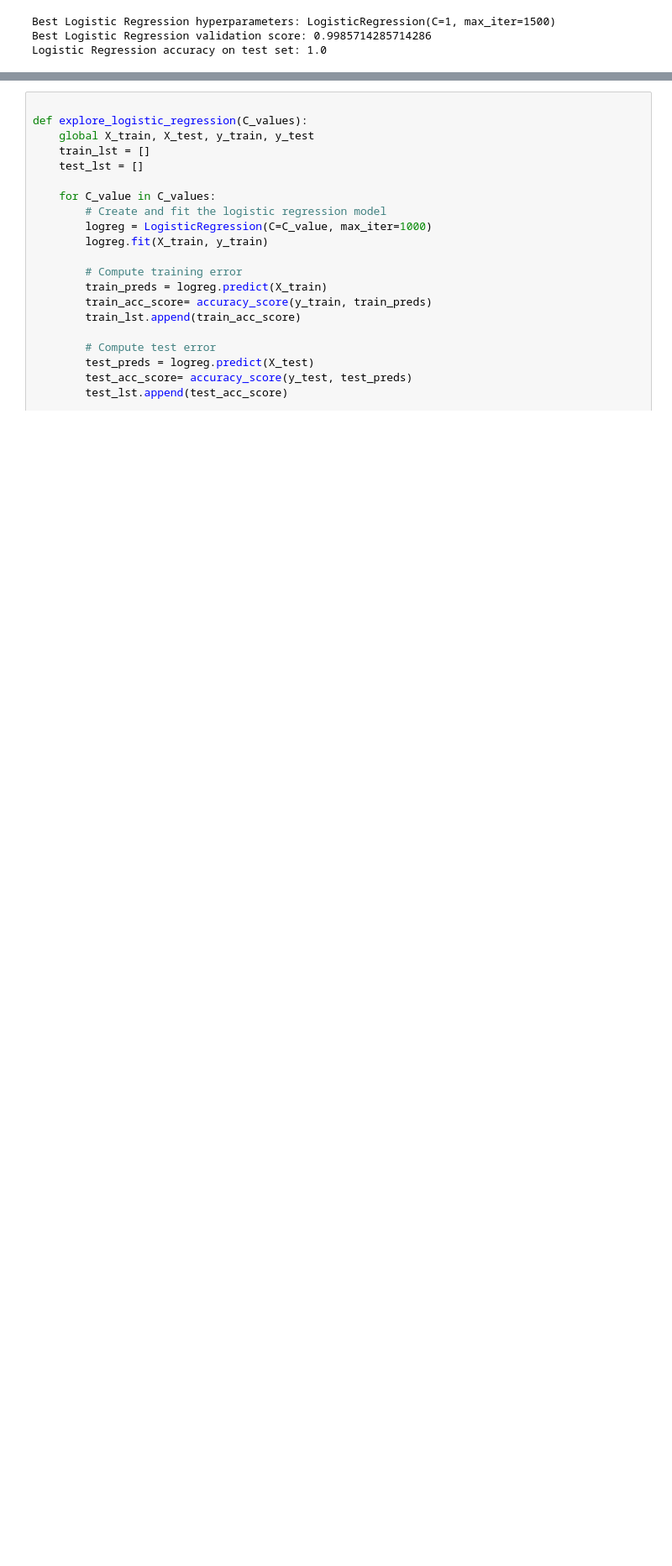
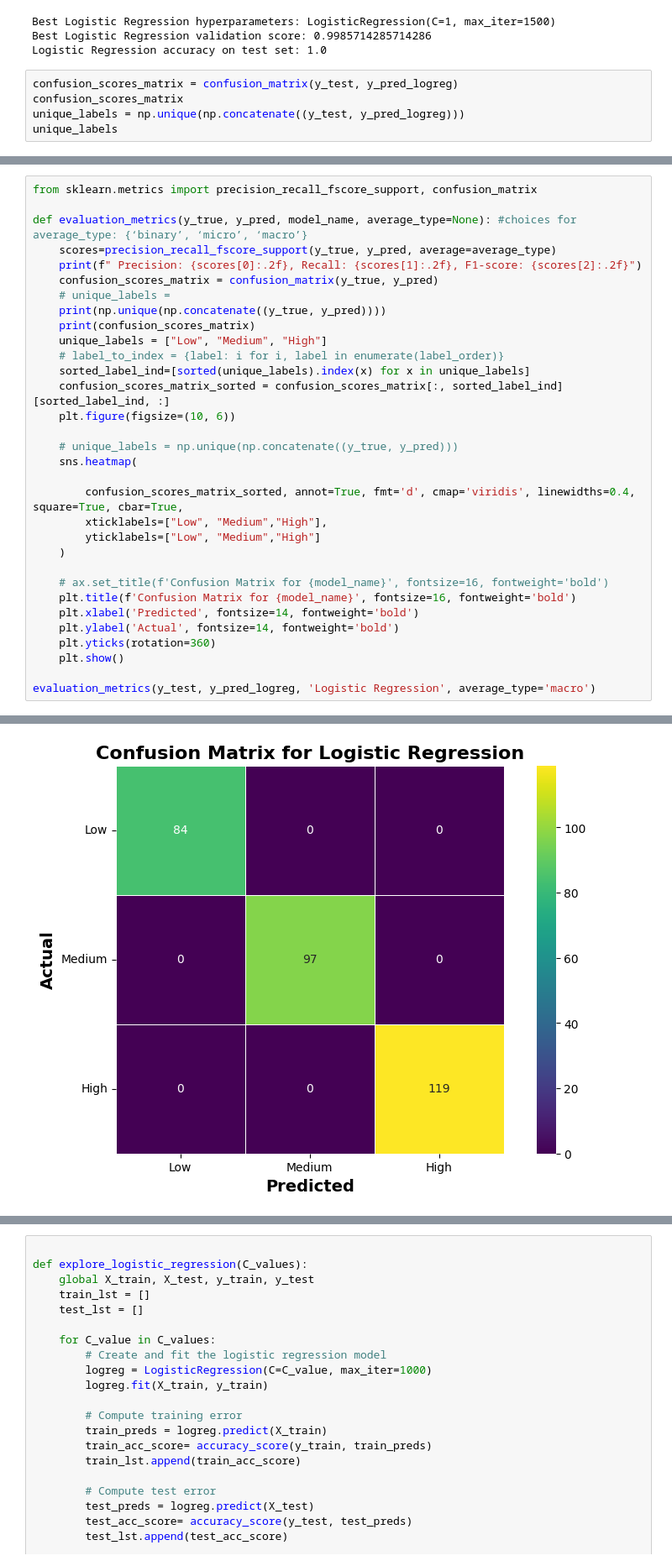
Before and after one commit to eugenegancw/Lung_Cancer_Prediction, a Jupyter notebook: LinearModels_HyperparameterTuning_final.ipynb, the cells around one changed output, grey strips where cells are left out. Shown at 84% size. Cells and saved outputs as stored; diff of their text form; blank space fills up the shorter version.

```diff
--- a/LinearModels_HyperparameterTuning_final.ipynb
+++ b/LinearModels_HyperparameterTuning_final.ipynb
@@ -85,3 +89,8 @@ y_pred_logreg=gridsearch_method(model=LogisticRegression(), params= logreg_param
 Best Logistic Regression hyperparameters: LogisticRegression(C=1, max_iter=1500)
 Best Logistic Regression validation score: 0.9985714285714286
 Logistic Regression accuracy on test set: 1.0
+# %%
+confusion_scores_matrix = confusion_matrix(y_test, y_pred_logreg)
+confusion_scores_matrix
+unique_labels = np.unique(np.concatenate((y_test, y_pred_logreg)))
+unique_labels
@@ -110,0 +118,33 @@ evaluation_metrics(y_test, y_pred_logreg, 'Logistic Regression', average_type='m
+# %%
+from sklearn.metrics import precision_recall_fscore_support, confusion_matrix
+
+def evaluation_metrics(y_true, y_pred, model_name, average_type=None): #choices for average_type: {‘binary’, ‘micro’, ‘macro’}
+    scores=precision_recall_fscore_support(y_true, y_pred, average=average_type)
+    print(f" Precision: {scores[0]:.2f}, Recall: {scores[1]:.2f}, F1-score: {scores[2]:.2f}")
+    confusion_scores_matrix = confusion_matrix(y_true, y_pred)
+    # unique_labels =
+    print(np.unique(np.concatenate((y_true, y_pred))))
+    print(confusion_scores_matrix)
+    unique_labels = ["Low", "Medium", "High"]
+    # label_to_index = {label: i for i, label in enumerate(label_order)}
+    sorted_label_ind=[sorted(unique_labels).index(x) for x in unique_labels]
+    confusion_scores_matrix_sorted = confusion_scores_matrix[:, sorted_label_ind][sorted_label_ind, :]
+    plt.figure(figsize=(10, 6))
+
+    # unique_labels = np.unique(np.concatenate((y_true, y_pred)))
+    sns.heatmap(
+
+        confusion_scores_matrix_sorted, annot=True, fmt='d', cmap='viridis', linewidths=0.4, square=True, cbar=True,
+        xticklabels=["Low", "Medium","High"],
+        yticklabels=["Low", "Medium","High"]
+    )
+
+    # ax.set_title(f'Confusion Matrix for {model_name}', fontsize=16, fontweight='bold')
+    plt.title(f'Confusion Matrix for {model_name}', fontsize=16, fontweight='bold')
+    plt.xlabel('Predicted', fontsize=14, fontweight='bold')
+    plt.ylabel('Actual', fontsize=14, fontweight='bold')
+    plt.yticks(rotation=360)
+    plt.show()
+
+evaluation_metrics(y_test, y_pred_logreg, 'Logistic Regression', average_type='macro')
+# %% [output]
@@ -111 +156,2 @@ evaluation_metrics(y_test, y_pred_logreg, 'Logistic Regression', average_type='m
+[figure, added]
 # %% [markdown]
```
Also changed, not shown: parts of 9 cells of this notebook.
